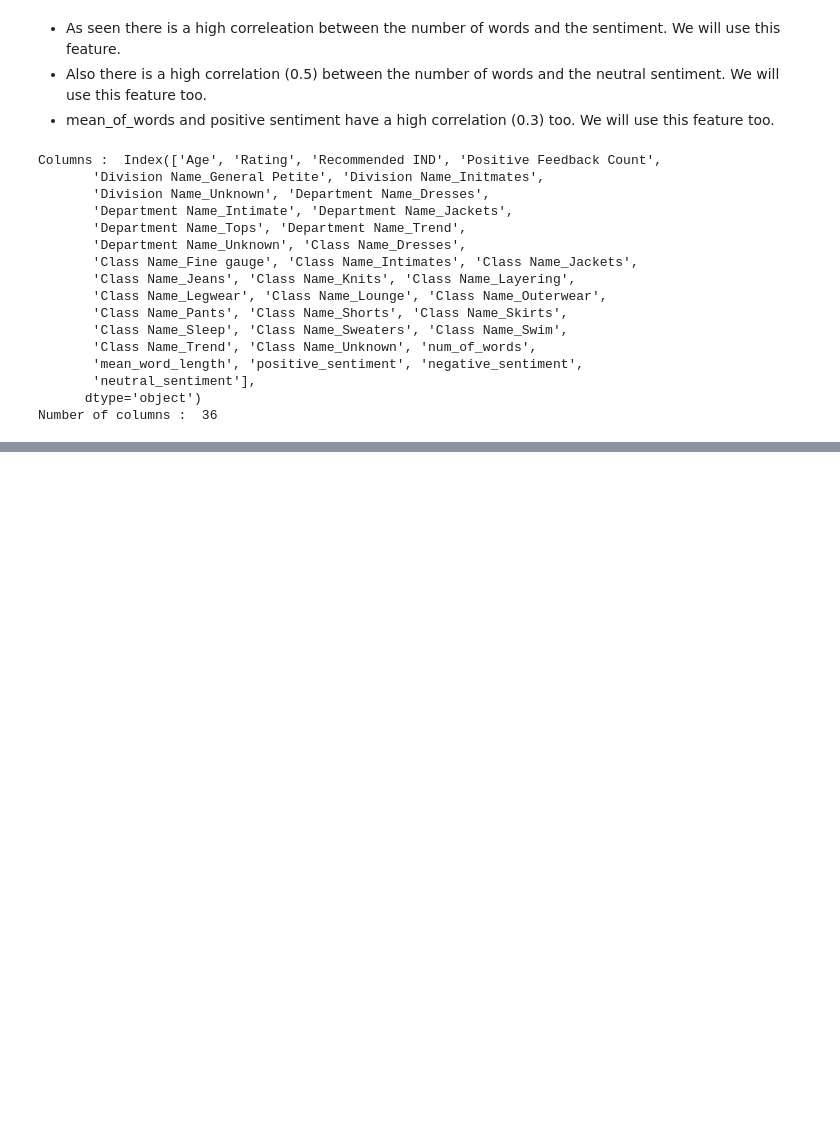
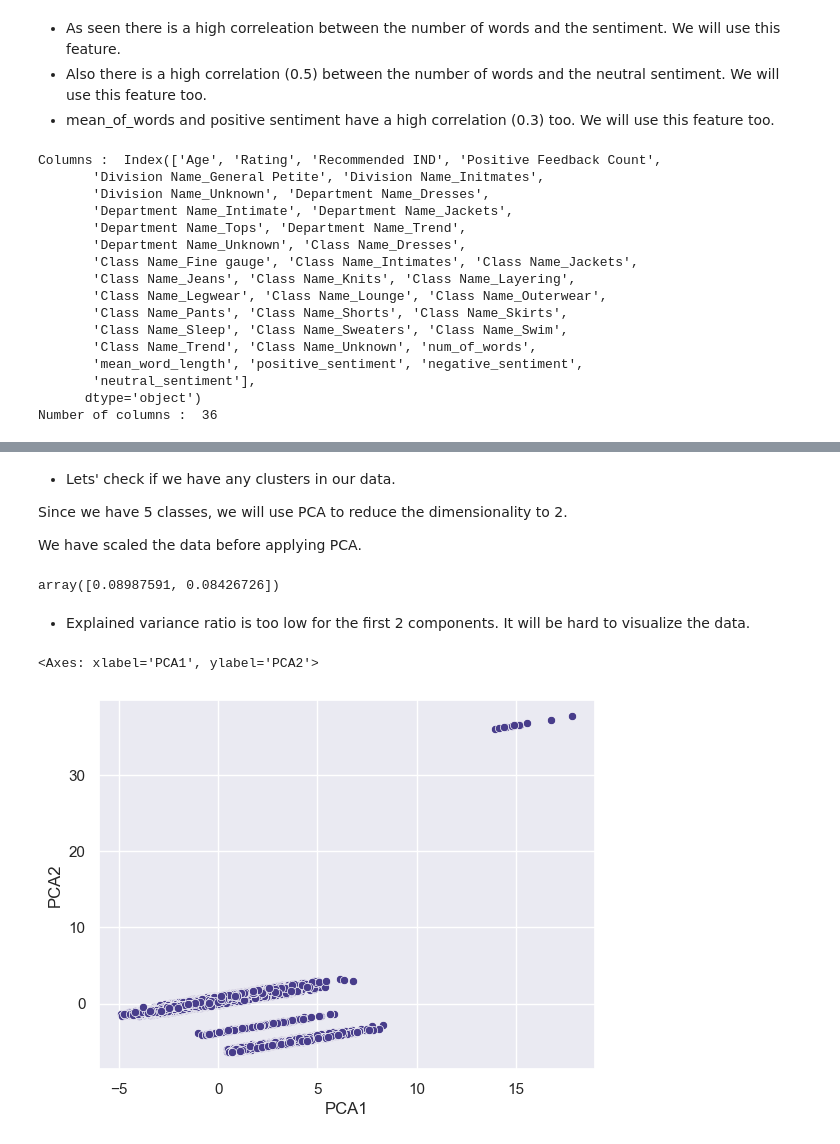
Before and after one commit to BoraDere/Women-s-E-Commerce-Clothing-Reviews, a Jupyter notebook: project.ipynb, the cells around one changed output, grey strips where cells are left out. Cells and saved outputs as stored; diff of their text form; code cells hidden in the pictures; blank space fills up the shorter version.

```diff
--- a/project.ipynb
+++ b/project.ipynb
@@ -459,0 +520,29 @@ We have completed the feature engineering part. Now we can continue with the mod
+# %% [markdown]
+* Lets' check if we have any clusters in our data.
+
+
+Since we have 5 classes, we will use PCA to reduce the dimensionality to 2.
+
+
+We have scaled the data before applying PCA.
+# %%
+## PCA for dimensionality reduction
+
+from sklearn.decomposition import PCA
+
+pca = PCA(n_components=2)
+
+pca.fit(df)
+
+pca.explained_variance_ratio_
+# %% [output]
+array([0.08987591, 0.08426726])
+# %% [markdown]
+* Explained variance ratio is too low for the first 2 components. It will be hard to visualize the data.
+# %%
+PCA_df = pd.DataFrame(pca.transform(df),columns=['PCA1','PCA2'])
+
+sns.scatterplot(data=PCA_df,x='PCA1',y='PCA2',color='darkslateblue')
+# %% [output]
+<Axes: xlabel='PCA1', ylabel='PCA2'>
+[figure, added]
```
Also changed, not shown: parts of 20 cells of this notebook.
